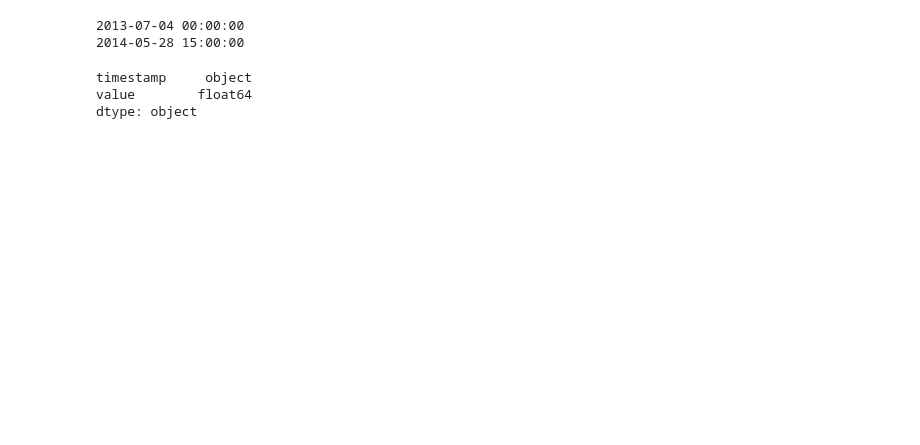
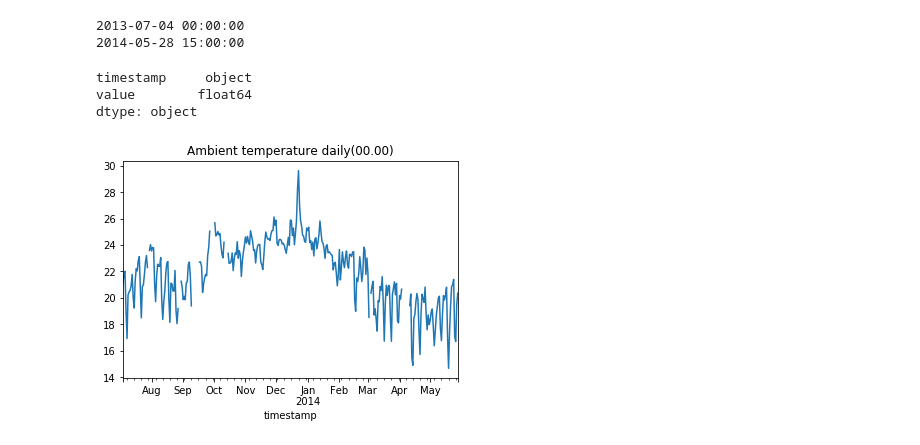
Before and after one commit to kbarr1/time_series_exploration, a Jupyter notebook: ts_exploratioon.ipynb, the cells around one changed output. Cells and saved outputs as stored; diff of their text form; code cells hidden in the pictures; blank space fills up the shorter version.

```diff
--- a/ts_exploratioon.ipynb
+++ b/ts_exploratioon.ipynb
@@ -39,3 +32,11 @@ dtype: object
 # %%
 df['timestamp'] = pd.to_datetime(df['timestamp']) #object to timestamp
 df['value'] = (df['value'] - 32)* 5/9 #celsius instead of farenheight
+# %%
+df = df.set_index('timestamp')
+# %%
+df['value'].asfreq('D').plot()
+plt.title("Ambient temperature daily(00.00)")
+plt.show()
+# %% [output]
+[figure, added]
```
Also changed, not shown: parts of 10 cells of this notebook.
